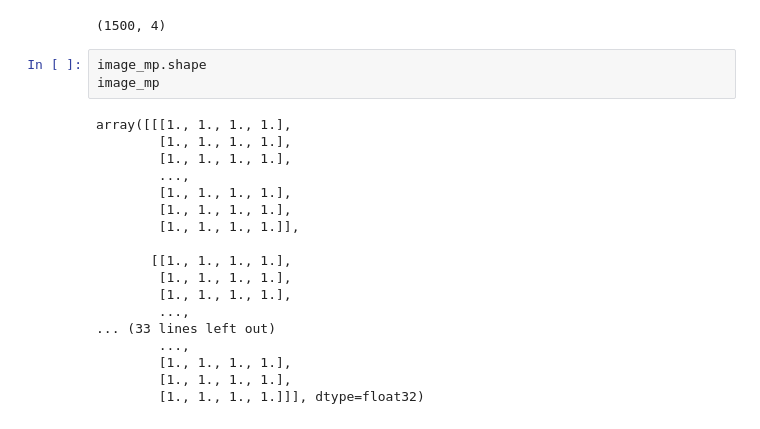
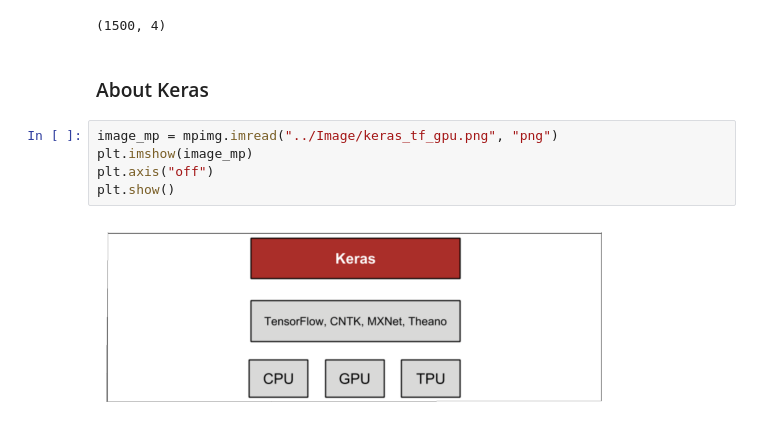
Before and after one commit to rubinkim/AdvancedDeepLearning, a Jupyter notebook: 1_3_MLP/mnist-sampler-131.ipynb, the cells around one changed output. Drawn from its saved outputs; the diff is of its cells as text.

Commit message:
About Keras

```diff
--- a/1_3_MLP/mnist-sampler-131.ipynb
+++ b/1_3_MLP/mnist-sampler-131.ipynb
@@ -58,24 +58,12 @@ for x in range(len(image_mp[0])):
 image_mp[0].shape
 # %% [output]
 (1500, 4)
-# %%
-image_mp.shape
-image_mp
-# %% [output]
-array([[[1., 1., 1., 1.],
-        [1., 1., 1., 1.],
-        [1., 1., 1., 1.],
-        ...,
-        [1., 1., 1., 1.],
-        [1., 1., 1., 1.],
-        [1., 1., 1., 1.]],
-
-       [[1., 1., 1., 1.],
-        [1., 1., 1., 1.],
-        [1., 1., 1., 1.],
-        ...,
-... (33 lines left out)
-        ...,
-        [1., 1., 1., 1.],
-        [1., 1., 1., 1.],
-        [1., 1., 1., 1.]]], dtype=float32)
+# %% [markdown]
+### About Keras
+# %%
+image_mp = mpimg.imread("../Image/keras_tf_gpu.png", "png")
+plt.imshow(image_mp)
+plt.axis("off")
+plt.show()
+# %% [output]
+[figure, added]
```
Also changed, not shown: parts of 4 cells of this notebook, 2 other files.
